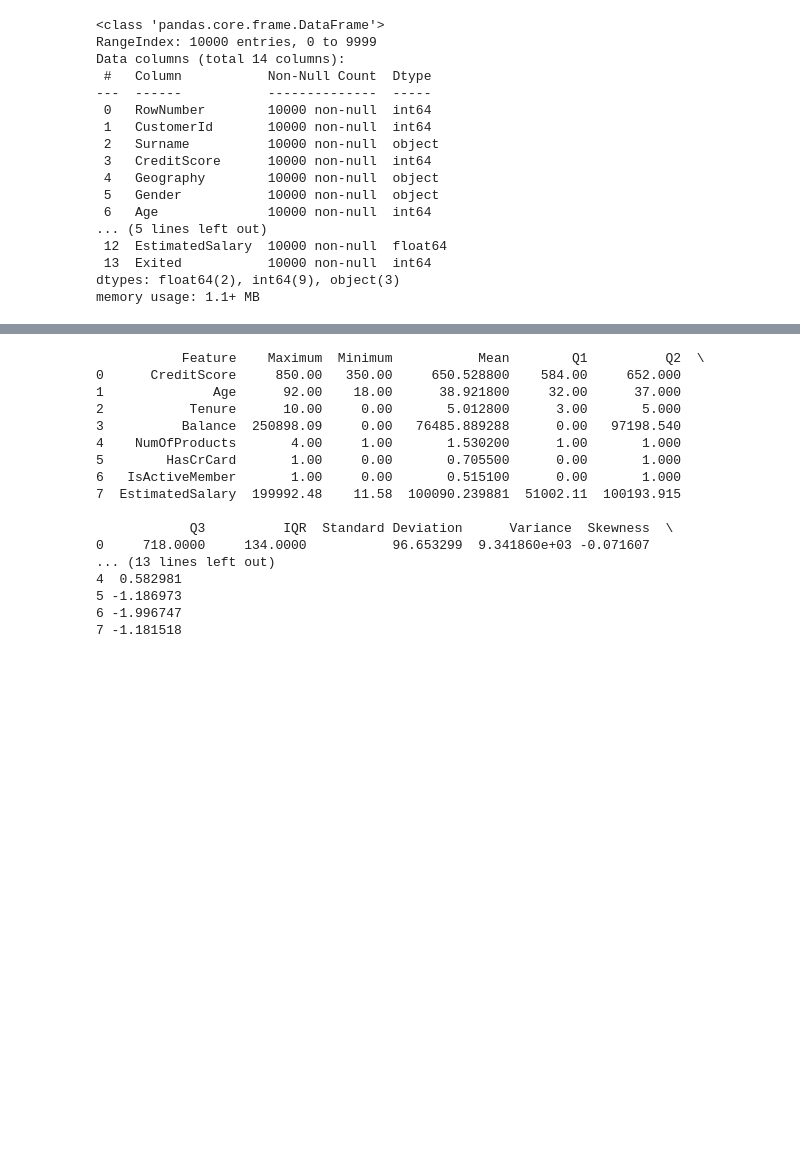
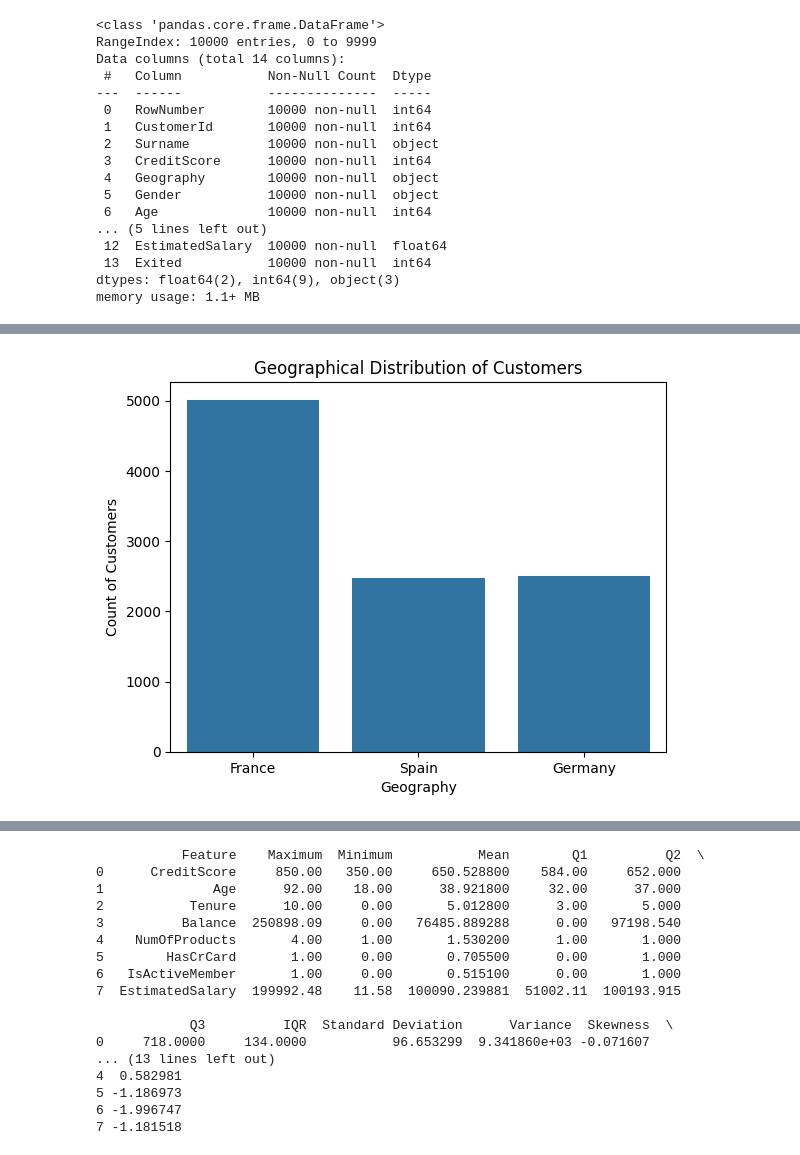
Before and after one commit to sujalkarbhari1/BankChurn_PredictionModel, a Jupyter notebook: research/model.ipynb, the cells around one changed output, grey strips where cells are left out. Cells and saved outputs as stored; diff of their text form; code cells hidden in the pictures; blank space fills up the shorter version.

```diff
--- a/research/model.ipynb
+++ b/research/model.ipynb
@@ -67,0 +93,12 @@ df.describe(include='all')
+# %%
+# Geographical Distribution of Customers
+# This data csv file
+count_of_customers_by_geography = df['Geography'].value_counts()
+count_of_customers_by_geography.to_csv('count_of_customers_by_geography.csv', index=True)
+sns.countplot(x='Geography',data=df)
+plt.xlabel('Geography')
+plt.ylabel('Count of Customers')
+plt.title('Geographical Distribution of Customers')
+plt.show()
+# %% [output]
+[figure, added]
```
Also changed, not shown: parts of 12 cells of this notebook, 6 other files.
